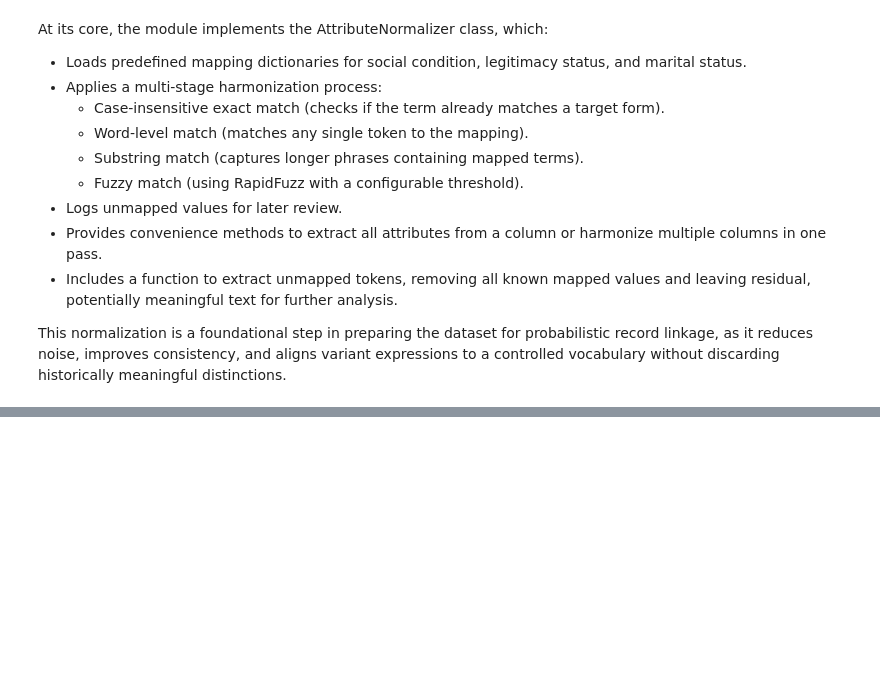
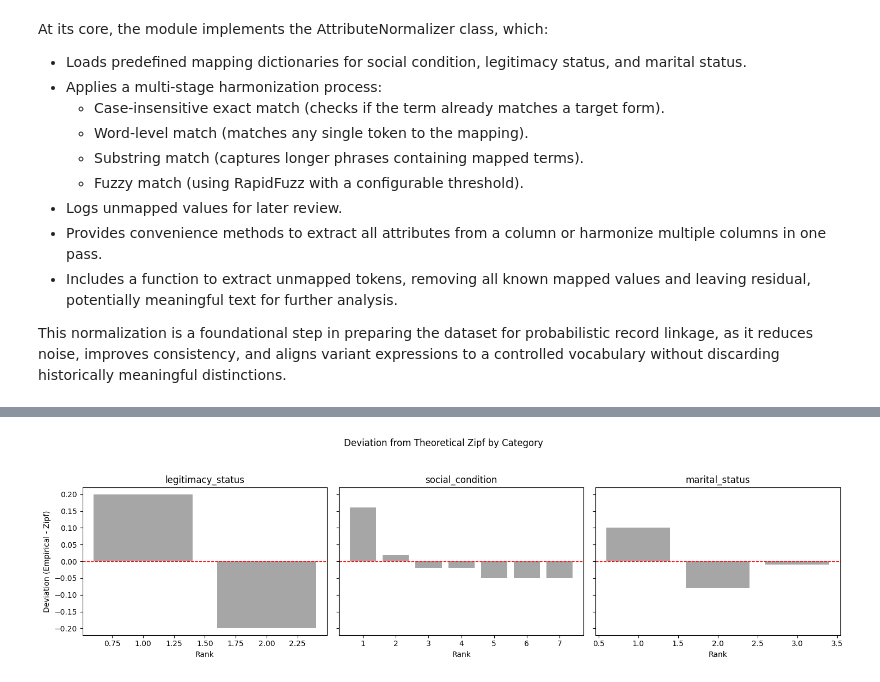
Before and after one commit to UCSB-AMPLab/sondondo, a Jupyter notebook: project_code/3_termExtraction.ipynb, the cells around one changed output, grey strips where cells are left out. Saved outputs shown, nothing was run; the diff lists cells and outputs as text; code cells hidden in the pictures; blank space fills up the shorter version.

```diff
--- a/project_code/3_termExtraction.ipynb
+++ b/project_code/3_termExtraction.ipynb
@@ -304,0 +597,21 @@ This normalization is a foundational step in preparing the dataset for probabili
+# %%
+fig, axes = plt.subplots(1, len(categories), figsize=(15, 4), sharey=True)
+
+for i, category in enumerate(categories):
+    theoretical = stats_normalized_df.loc[stats_normalized_df['category'] == category, 'zipf_distribution'].iloc[0]
+    empirical = stats_normalized_df.loc[stats_normalized_df['category'] == category, 'empirical_ranks'].iloc[0]
+
+    deviation = np.array(empirical) - np.array(theoretical)
+
+    axes[i].bar(range(1, len(theoretical) + 1), deviation, color='gray', alpha=0.7)
+    axes[i].axhline(0, color='red', linestyle='--', linewidth=1)
+    axes[i].set_title(category)
+    axes[i].set_xlabel("Rank")
+    if i == 0:
+        axes[i].set_ylabel("Deviation (Empirical - Zipf)")
+
+plt.suptitle("Deviation from Theoretical Zipf by Category", y=1.05)
+plt.tight_layout()
+plt.show()
+# %% [output]
+[figure, added]
```
Also changed, not shown: parts of 31 cells of this notebook, 13 other files.
